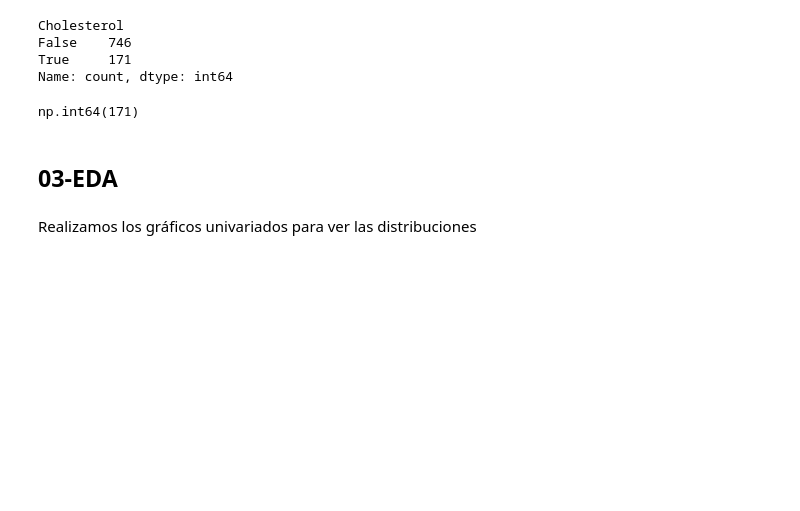
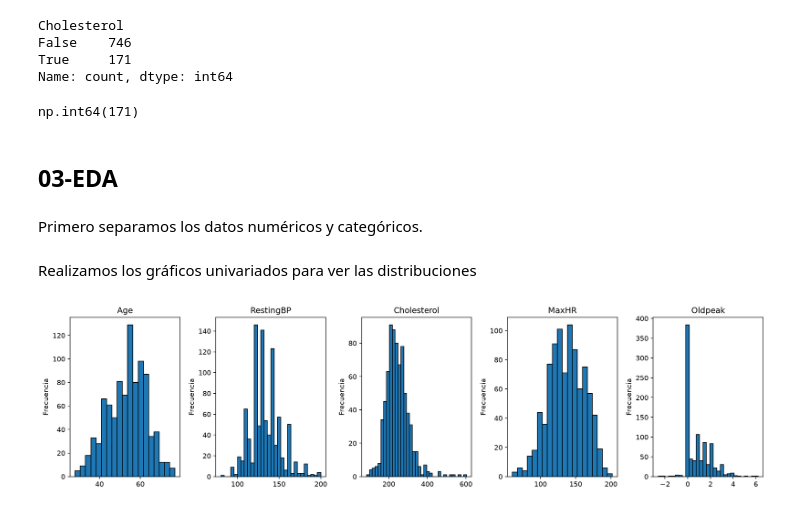
Before and after one commit to wawa1806/ML-heart-failure, a Jupyter notebook: notebooks/heart-failure.ipynb, the cells around one changed output. Saved outputs shown, nothing was run; the diff lists cells and outputs as text; code cells hidden in the pictures; blank space fills up the shorter version.

```diff
--- a/notebooks/heart-failure.ipynb
+++ b/notebooks/heart-failure.ipynb
@@ -238,10 +238,37 @@ df["Cholesterol"].isna().sum()
 np.int64(171)
 # %% [markdown]
 ## 03-EDA
+# %% [markdown]
+Primero separamos los datos numéricos y categóricos.
+# %%
+# Escribimos una lista con las columnas numéricas
+num_cols = ["Age", "RestingBP", "Cholesterol", "MaxHR", "Oldpeak"]
+
+# Escribimos una lista con las columnas categóricas
+cat_cols = ["Sex", "ChestPainType", "FastingBS", "RestingECG", "ExerciseAngina", "ST_Slope"]
+
+# definimos el target
+target = "HeartDisease"
+
+# Aca verificamos que ninguna columna quedó fuera
+assert set(num_cols + cat_cols + [target]) == set(df.columns)
 # %% [markdown]
 Realizamos los gráficos univariados para ver las distribuciones
-# %%
-# quiero graficar las columnas de este dataset
-
-fig, ax = plt.subplots(figsize=(8, 5))
-ax =
+# %%
+# Para columnas numéricas es mejor usar histogramas
+
+# n° filas, n° columnas, tamaño
+fig, axes = plt.subplots(1, 5, figsize=(15, 4))
+# Necesitas recorrer dos listas a la vez y en pareja: el primer eje con la primera columna,
+# el segundo con la segunda, y así. zip las une elemento por elemento.
+for ax, col in zip(axes.flat, num_cols):
+    ax.hist(df[col], bins="auto", edgecolor="black")
+    ax.set_title(col)
+    ax.set_ylabel("Frecuencia")
+
+# plt.tight_layout() ajusta automáticamente los espacios entre los subgráficos y los bordes de la figura para que los elementos no se encimen ni queden cortados.
+plt.tight_layout()
+plt.savefig(FIGURES / "num_cols-hist.png", dpi=300, bbox_inches="tight")
+plt.show()
+# %% [output]
+[figure, added]
```
Also changed, not shown: parts of 11 cells of this notebook, 8 other files.
